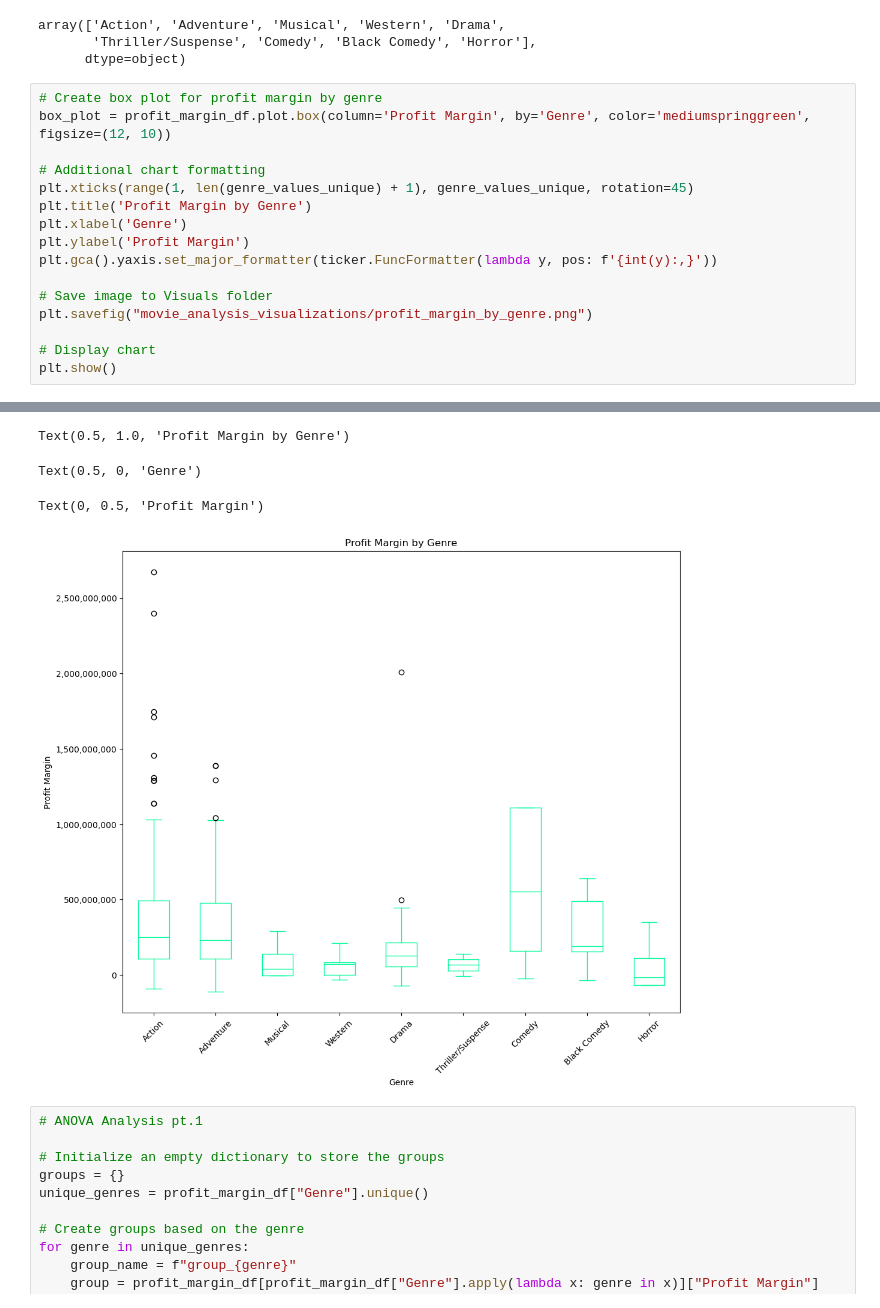
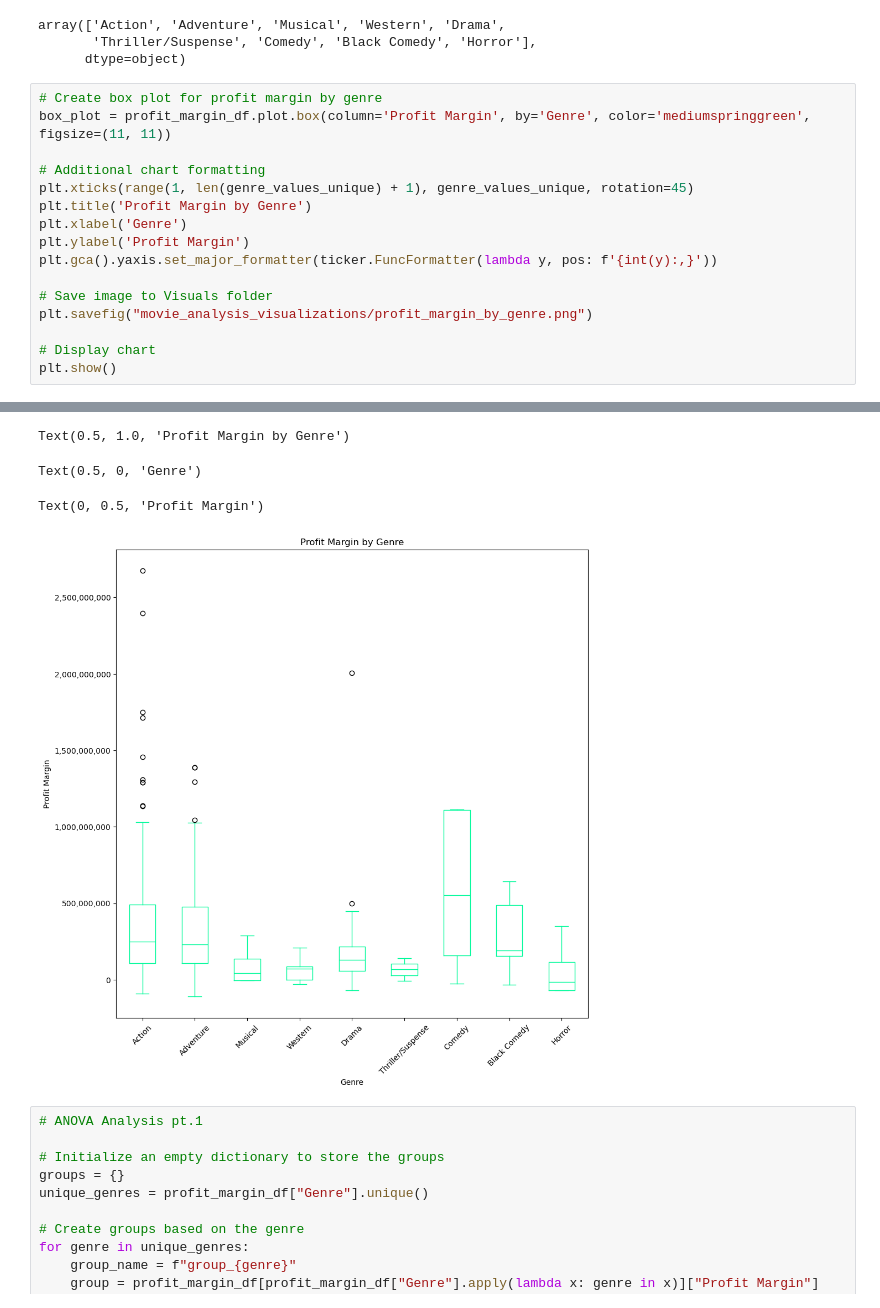
Before and after one commit to endoplasmicosmic/Movie-Success-Analytics, a Jupyter notebook: movie_parisha.ipynb, the cells around one changed output, grey strips where cells are left out. Saved outputs shown, nothing was run; the diff lists cells and outputs as text.

Commit message:
Final visual and analysis push - Parisha

```diff
--- a/movie_parisha.ipynb
+++ b/movie_parisha.ipynb
@@ -75,7 +75,7 @@ array(['Action', 'Adventure', 'Musical', 'Western', 'Drama',
       dtype=object)
 # %%
 # Create box plot for profit margin by genre
-box_plot = profit_margin_df.plot.box(column='Profit Margin', by='Genre', color='mediumspringgreen', figsize=(12, 10))
+box_plot = profit_margin_df.plot.box(column='Profit Margin', by='Genre', color='mediumspringgreen', figsize=(11, 11))
 
 # Additional chart formatting
 plt.xticks(range(1, len(genre_values_unique) + 1), genre_values_unique, rotation=45)
@@ -84,34 +84,34 @@ plt.xlabel('Genre')
 plt.ylabel('Profit Margin')
 plt.gca().yaxis.set_major_formatter(ticker.FuncFormatter(lambda y, pos: f'{int(y):,}'))
 
 # Save image to Visuals folder
 plt.savefig("movie_analysis_visualizations/profit_margin_by_genre.png")
 
 # Display chart
 plt.show()
 # %% [output]
 ([<matplotlib.axis.XTick at 0x...>,
   <matplotlib.axis.XTick at 0x...>,
   <matplotlib.axis.XTick at 0x...>,
   <matplotlib.axis.XTick at 0x...>,
   <matplotlib.axis.XTick at 0x...>,
   <matplotlib.axis.XTick at 0x...>,
   <matplotlib.axis.XTick at 0x...>,
   <matplotlib.axis.XTick at 0x...>,
   <matplotlib.axis.XTick at 0x...>],
  [Text(1, 0, 'Action'),
   Text(2, 0, 'Adventure'),
   Text(3, 0, 'Musical'),
   Text(4, 0, 'Western'),
   Text(5, 0, 'Drama'),
   Text(6, 0, 'Thriller/Suspense'),
   Text(7, 0, 'Comedy'),
   Text(8, 0, 'Black Comedy'),
   Text(9, 0, 'Horror')])
 Text(0.5, 1.0, 'Profit Margin by Genre')
 Text(0.5, 0, 'Genre')
 Text(0, 0.5, 'Profit Margin')
-[figure, old version]
+[figure, new version]
 # %%
 # ANOVA Analysis pt.1
 
```
Also changed, not shown: parts of 1 cell of this notebook.
